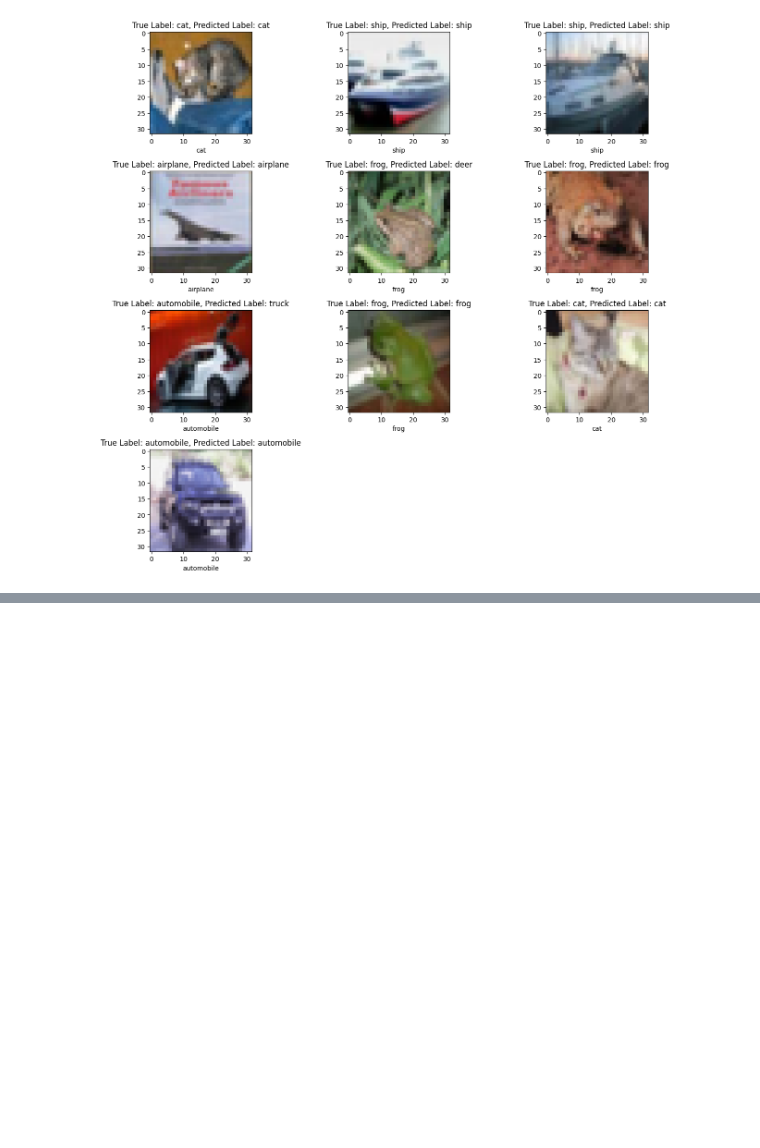
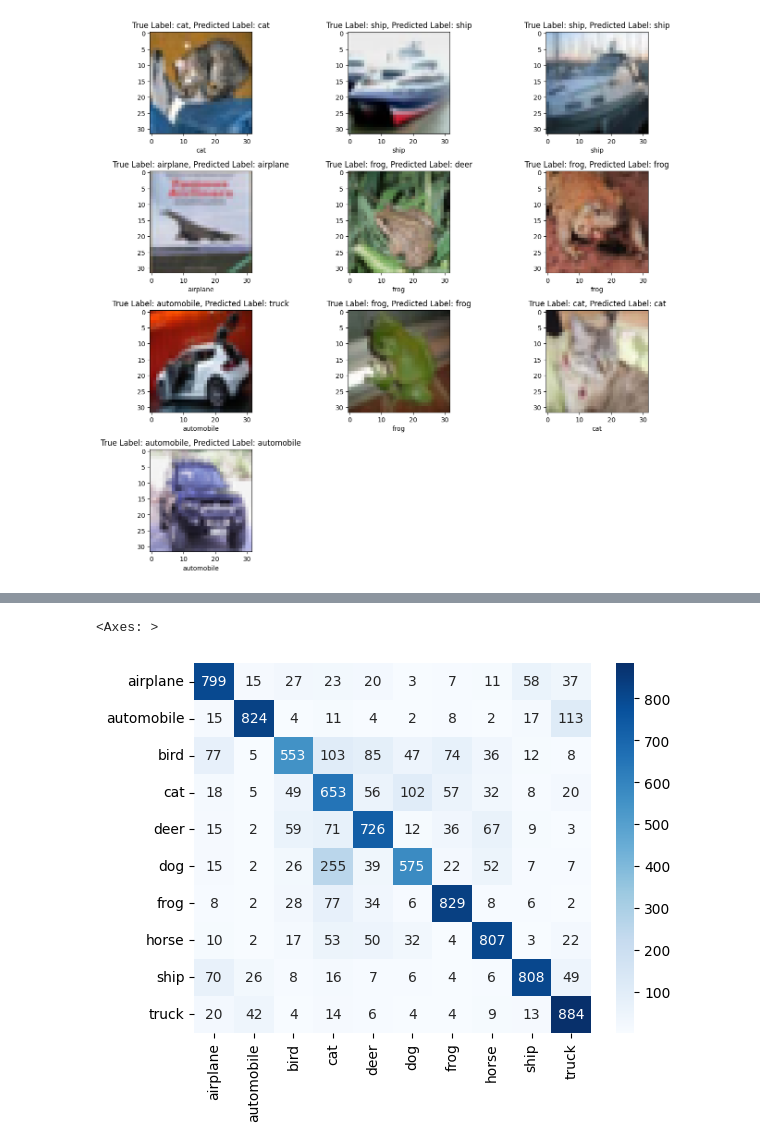
Before and after one commit to hashirahmad806/Machine_Deep_Learning_Tasks, a Jupyter notebook: CIFAR-10_PROJECT/CIFAR-1o.ipynb, the cells around one changed output, grey strips where cells are left out. Cells and saved outputs as stored; diff of their text form; code cells hidden in the pictures; blank space fills up the shorter version.

```diff
--- a/CIFAR-10_PROJECT/CIFAR-1o.ipynb
+++ b/CIFAR-10_PROJECT/CIFAR-1o.ipynb
@@ -148,7 +148,8 @@ WARNING:tensorflow:TensorFlow GPU support is not available on native Windows for
 # %% [markdown]
 # Model Training
 # %%
-history=model.fit(x_train, y_train, epochs=15, validation_data=(x_test, y_test))
+history = model.fit(x_train, y_train, epochs=15,
+                    validation_data=(x_test, y_test))
 # %% [output]
 Epoch 1/15
 1563/1563 ━━━━━━━━━━━━━━━━━━━━ 70s 39ms/step - accuracy: 0.3787 - loss: 1.6843 - val_accuracy: 0.5314 - val_loss: 1.3376
@@ -247,3 +249,10 @@ for index in range(10):
 1/1 ━━━━━━━━━━━━━━━━━━━━ 0s 78ms/step
 1/1 ━━━━━━━━━━━━━━━━━━━━ 0s 85ms/step
 [figure]
+# %%
+predicted_labels = np.argmax(predictions, axis=1)
+conf_matrix = tf.math.confusion_matrix(y_test.ravel(), predicted_labels)
+
+print("Confusion Matrix:")
+print(conf_matrix)
+confusion_matrix
@@ -249,0 +273,7 @@ for index in range(10):
+# %%
+import seaborn as sns
+sns.heatmap(conf_matrix, annot=True, fmt='d', cmap='Blues',
+            xticklabels=class_names, yticklabels=class_names)
+# %% [output]
+<Axes: >
+[figure, added]
```
Also changed, not shown: parts of 4 cells of this notebook.
